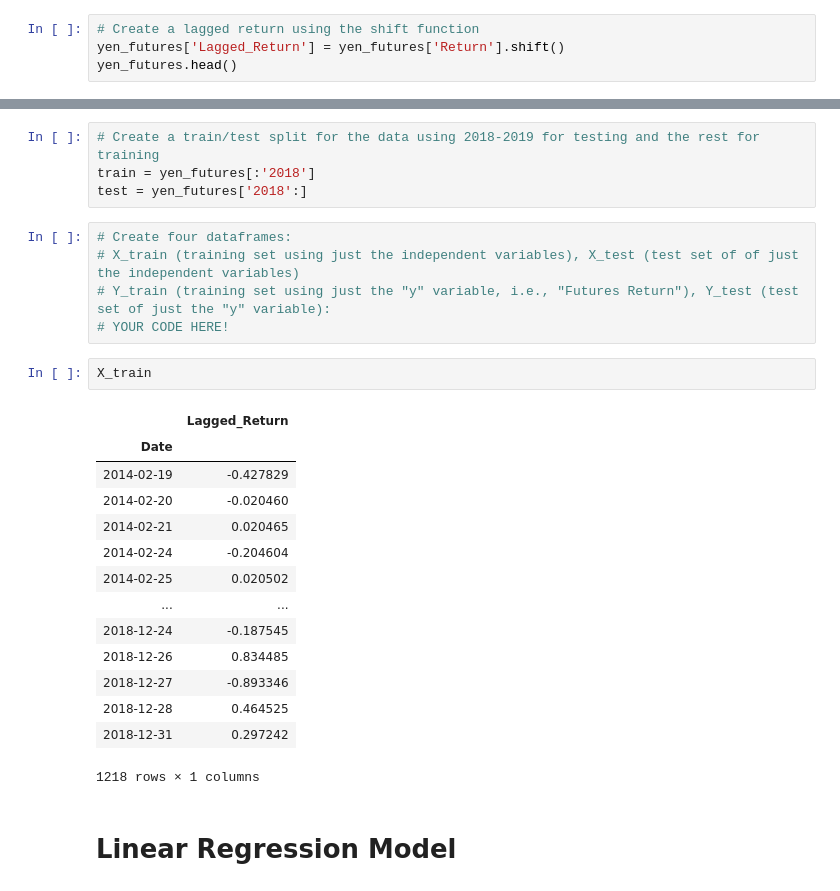
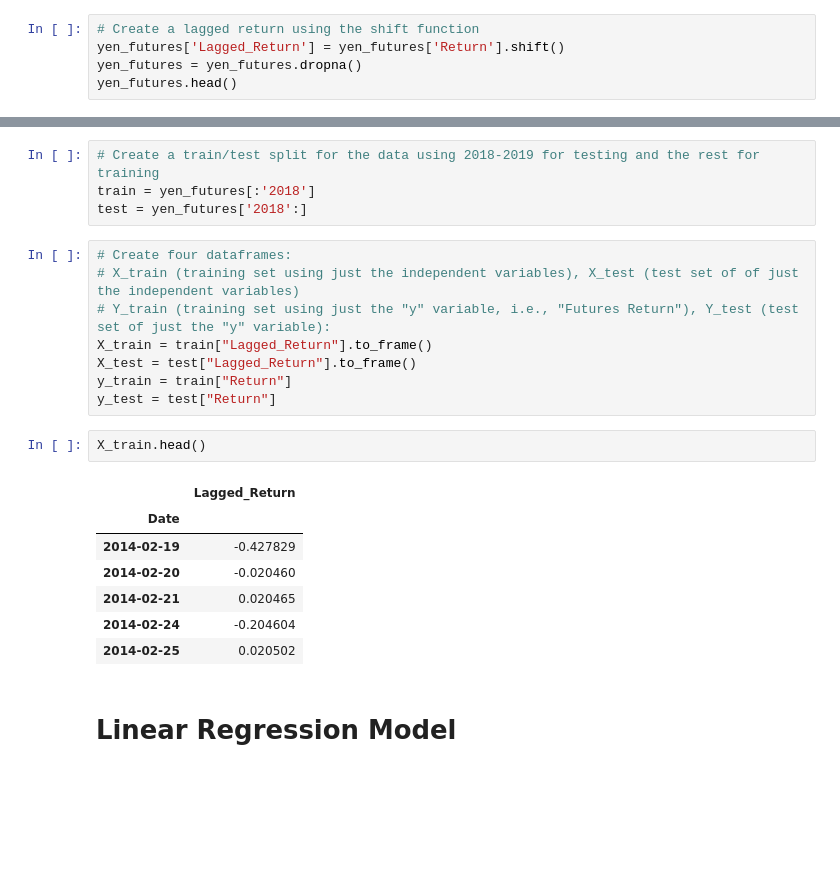
Before and after one commit to coolwonny/time_series_forecasting, a Jupyter notebook: regression_analysis.ipynb, the cells around one changed output, grey strips where cells are left out. Cells and saved outputs as stored; diff of their text form; blank space fills up the shorter version.

```diff
--- a/regression_analysis.ipynb
+++ b/regression_analysis.ipynb
@@ -59,6 +59,7 @@ yen_futures.head()
 # %%
 # Create a lagged return using the shift function
 yen_futures['Lagged_Return'] = yen_futures['Return'].shift()
+yen_futures = yen_futures.dropna()
 yen_futures.head()
 # %% [output]
 |  | Open | High | Low | Last | Change | Settle | Volume | Previous Day Open Interest | Return | ... |
@@ -78,24 +79,20 @@ test = yen_futures['2018':]
 # Create four dataframes:
 # X_train (training set using just the independent variables), X_test (test set of of just the independent variables)
 # Y_train (training set using just the "y" variable, i.e., "Futures Return"), Y_test (test set of just the "y" variable):
-# YOUR CODE HERE!
+X_train = train["Lagged_Return"].to_frame()
+X_test = test["Lagged_Return"].to_frame()
+y_train = train["Return"]
+y_test = test["Return"]
 # %%
-X_train
+X_train.head()
 # %% [output]
 |  | Lagged_Return |
 | Date |  |
 | 2014-02-19 | -0.427829 |
 | 2014-02-20 | -0.020460 |
 | 2014-02-21 | 0.020465 |
 | 2014-02-24 | -0.204604 |
 | 2014-02-25 | 0.020502 |
-| ... | ... |
-| 2018-12-24 | -0.187545 |
-| 2018-12-26 | 0.834485 |
-| 2018-12-27 | -0.893346 |
-| 2018-12-28 | 0.464525 |
-| 2018-12-31 | 0.297242 |
-1218 rows × 1 columns
 # %% [markdown]
 # Linear Regression Model
 # %%
```
Also changed, not shown: parts of 9 cells of this notebook.
